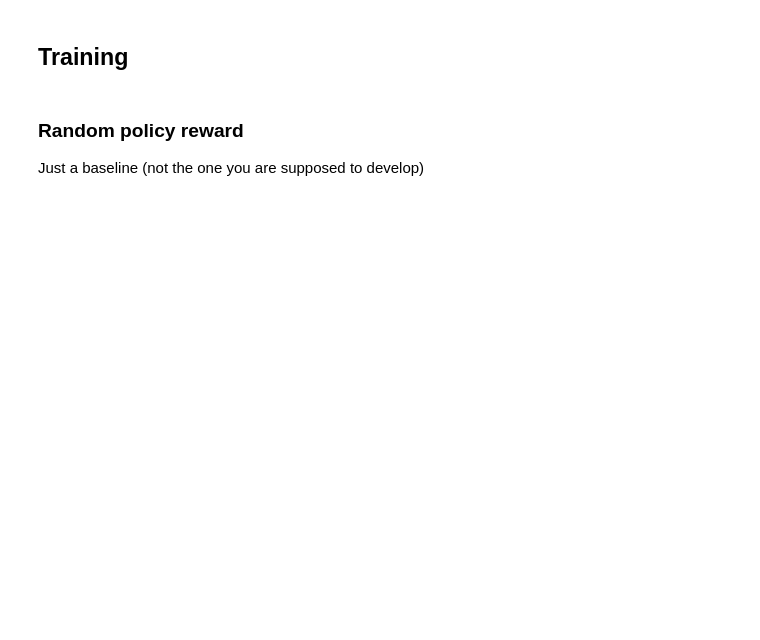
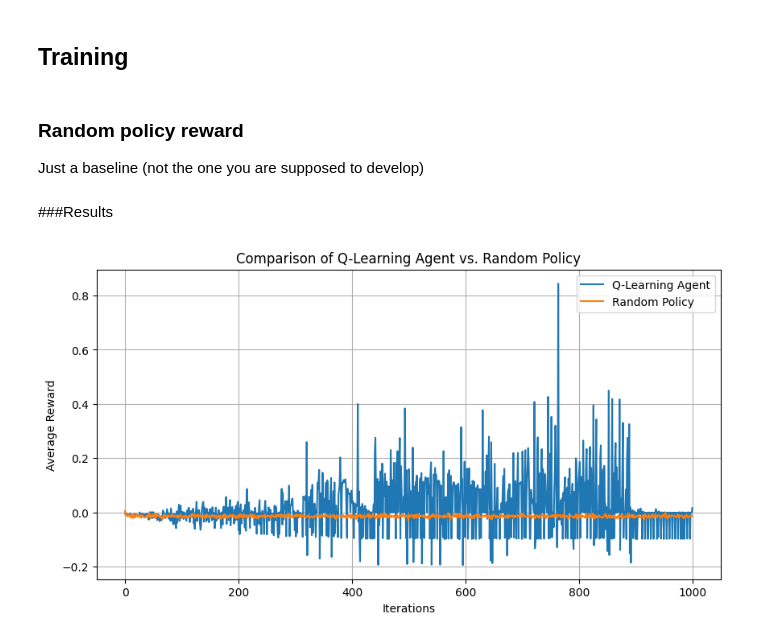
Before and after one commit to enricopro/master_thesis, a Jupyter notebook: snake/main.ipynb, the cells around one changed output. Drawn from its saved outputs; the diff is of its cells as text; code cells hidden in the pictures; blank space fills up the shorter version.

```diff
--- a/snake/main.ipynb
+++ b/snake/main.ipynb
@@ -49,21 +49,0 @@ optimizer = tf.keras.optimizers.legacy.Adam(1e-4)
-# %%
-for iteration in trange(ITERATIONS):
-    # get current state of the boards
-    state = env_.to_state()
-    with tf.GradientTape(persistent=True) as tape:
-        """
-        tensor of actions, consider that
-            UP = 0
-            RIGHT = 1
-            DOWN = 2
-            LEFT = 3
-        """
-        actions = ...
-        rewards = env_.move(actions)
-        new_state = tf.constant(env_.to_state())
-
-        # calculate the loss of whichever algorithm you have picked
-        loss = ...
-
-    gradient = tape.gradient(..., ...)
-    optimizer.apply_gradients(zip(gradient, ...))
@@ -72,13 +86,28 @@ for iteration in trange(ITERATIONS):
 
 Just a baseline (not the one you are supposed to develop)
 # %%
-random_env = get_env(100)
+random_env = get_env()
 random_rewards = []
 
-for _ in trange(1000):
+for _ in trange(ITERATIONS):
     probs = tf.convert_to_tensor([[.25]*4]*random_env.n_boards)
-    #sample actions
+
     actions =  tf.random.categorical(tf.math.log(probs), 1, dtype=tf.int32)
-    # MDP update
+
     rewards = random_env.move(actions)
     random_rewards.append(np.mean(rewards))
+# %% [markdown]
+###Results
+# %%
+import matplotlib.pyplot as plt
+plt.figure(figsize=(10, 5))
+plt.plot(range(ITERATIONS), q_learning_rewards, label='Q-Learning Agent')
+plt.plot(range(ITERATIONS), random_rewards, label='Random Policy')
+plt.xlabel('Iterations')
+plt.ylabel('Average Reward')
+plt.title('Comparison of Q-Learning Agent vs. Random Policy')
+plt.legend()
+plt.grid(True)
+plt.show()
+# %% [output]
+[figure, added]
```
Also changed, not shown: parts of 24 cells of this notebook, 13 other files.
